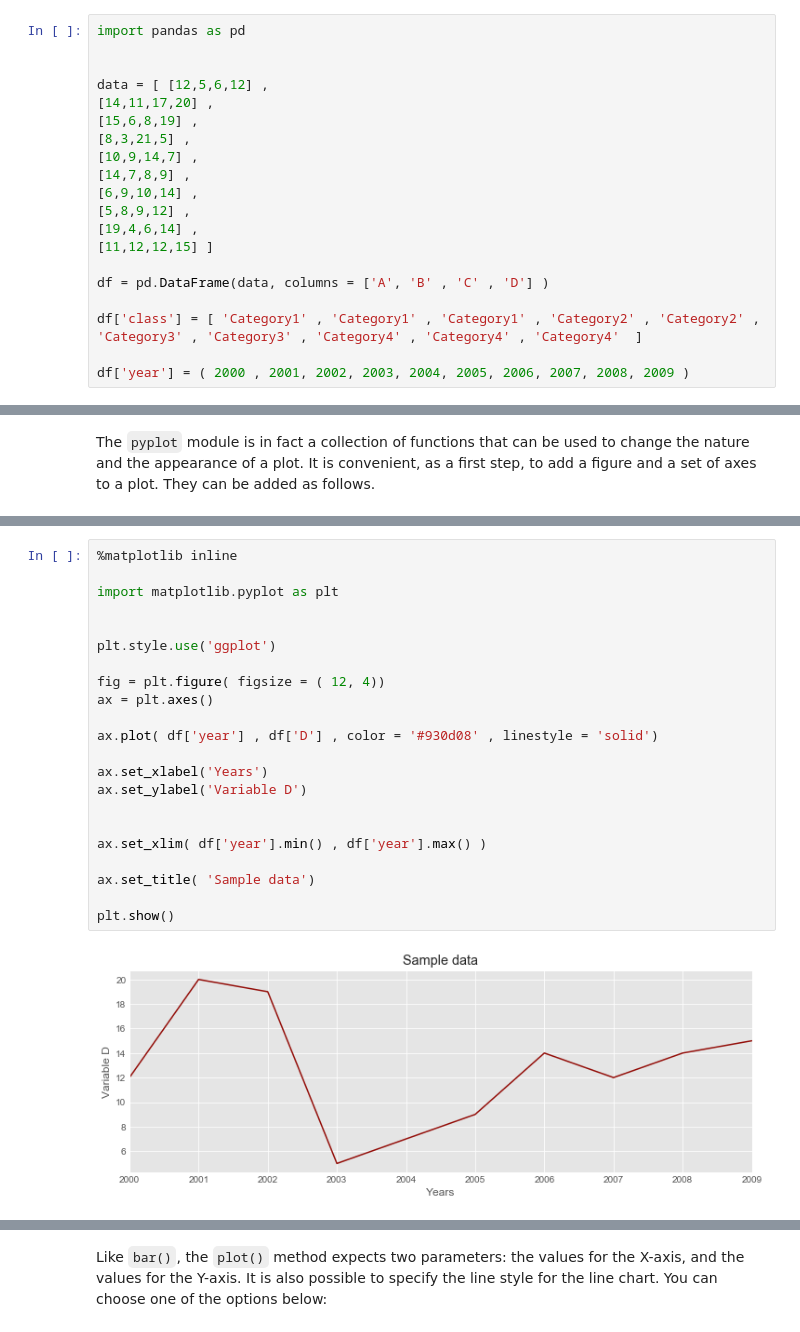
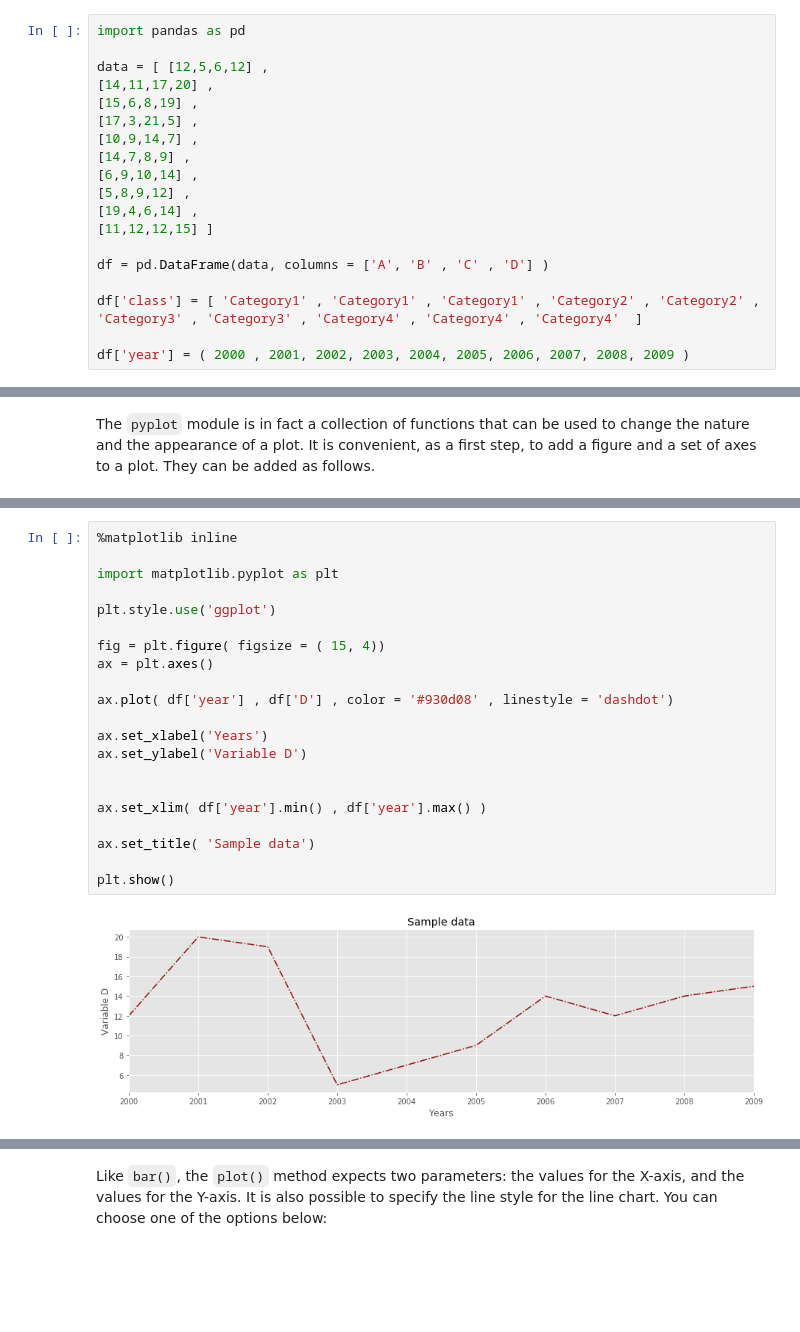
Before and after one commit to peterverhaar/PythonCourse, a Jupyter notebook: Tutorial/Visualisation.ipynb, the cells around one changed output, grey strips where cells are left out. Drawn from its saved outputs; the diff is of its cells as text; blank space fills up the shorter version.

```diff
--- a/Tutorial/Visualisation.ipynb
+++ b/Tutorial/Visualisation.ipynb
@@ -13,12 +14,11 @@ During the last number of years, a large number of visualisation libraries have
 Data visualisations are obviously based on data. The data to be used in the remainder of this tutorial are created below. The data set contains four columns with numerical data. These have the column names 'A', 'B', 'C' and 'D'. There is also a column called 'class' containing a categorical variable. The column 'year', finally, contains years.
 # %%
 import pandas as pd
-
 
 data = [ [12,5,6,12] ,
 [14,11,17,20] ,
 [15,6,8,19] ,
-[8,3,21,5] ,
+[17,3,21,5] ,
 [10,9,14,7] ,
 [14,7,8,9] ,
 [6,9,10,14] ,
@@ -113,25 +134,24 @@ To create a line chart, you need to make use of the plot() method of the pyplot
 # %%
 %matplotlib inline
 
 import matplotlib.pyplot as plt
 
-
 plt.style.use('ggplot')
 
-fig = plt.figure( figsize = ( 12, 4))
+fig = plt.figure( figsize = ( 15, 4))
 ax = plt.axes()
 
-ax.plot( df['year'] , df['D'] , color = '#930d08' , linestyle = 'solid')
+ax.plot( df['year'] , df['D'] , color = '#930d08' , linestyle = 'dashdot')
 
 ax.set_xlabel('Years')
 ax.set_ylabel('Variable D')
 
 
 ax.set_xlim( df['year'].min() , df['year'].max() )
 
 ax.set_title( 'Sample data')
 
 plt.show()
 # %% [output]
-[figure, old version]
+[figure, new version]
 # %% [markdown]
```
Also changed, not shown: parts of 42 cells of this notebook.
